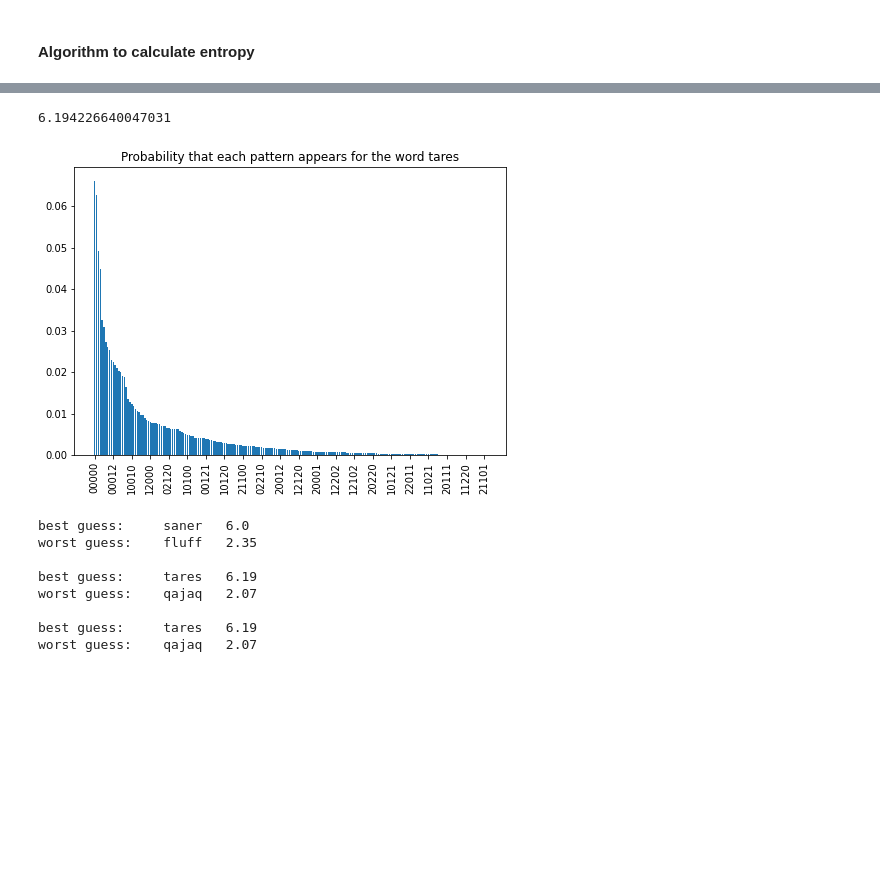
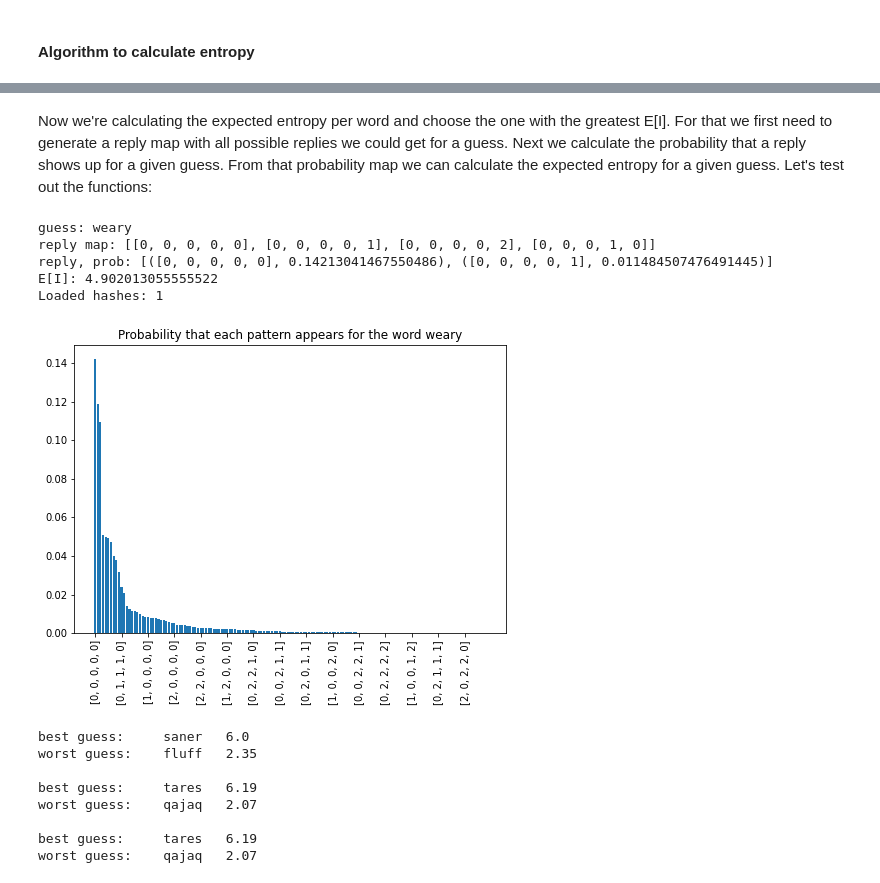
Before and after one commit to loss-given-default/Wordle, a Jupyter notebook: Wodle.ipynb, the cells around one changed output, grey strips where cells are left out. Saved outputs shown, nothing was run; the diff lists cells and outputs as text; code cells hidden in the pictures; blank space fills up the shorter version.

Commit message:
moved a lot of functions to wrdl library. Introduced database in algorithm 3

```diff
--- a/Wodle.ipynb
+++ b/Wodle.ipynb
@@ -224,28 +161,45 @@ def expected_entropy_from_map(probability_map):
-# %%
-def expected_entropy_from_word(guess, word_list = all_allowed, reply_map = reply_map):
-    prob = guess_probability_map(guess, word_list, reply_map = reply_map)
-    expected_entropy = expected_entropy_from_map(prob)
-    return expected_entropy
-expected_entropy_from_word("tares")
-# %% [output]
-6.194226640047031
+# %% [markdown]
+Now we're calculating the expected entropy per word and choose the one with the greatest E[I]. For that we first need to generate a reply map with all possible replies we could get for a guess. Next we calculate the probability that a reply shows up for a given guess. From that
+probability map we can calculate the expected entropy for a given guess. Let's test out the functions:
+# %%
+guess = "weary"
+reply_map = wrdl.wordle_reply_generator()
+gpm = wrdl.guess_probability_map(guess, all_allowed)
+e = wrdl.expected_entropy_from_word(guess, all_allowed)
+with open('entropy_db.pkl', 'rb') as x:
+    entropy_db = pickle.load(x)
+
+print(f"guess: {guess}")
+print(f"reply map: {reply_map[:4]}")
+print(f"reply, prob: {gpm[:2]}")
+print(f"E[I]: {e}")
+print(f"Loaded hashes: {len(entropy_db)}")
+# %% [output]
+guess: weary
+reply map: [[0, 0, 0, 0, 0], [0, 0, 0, 0, 1], [0, 0, 0, 0, 2], [0, 0, 0, 1, 0]]
+reply, prob: [([0, 0, 0, 0, 0], 0.14213041467550486), ([0, 0, 0, 0, 1], 0.011484507476491445)]
+E[I]: 4.902013055555522
+Loaded hashes: 1
 # %%
 #plotting probability map for example word -> how likely each pattern is
-guess = "tares"
-df = guess_probability_map(guess, all_allowed, df = True)
+guess = "weary"
+gpm = wrdl.guess_probability_map(guess, all_allowed)
+gpm = sorted(gpm, key=lambda tup: tup[1], reverse = True) #sorts the list
+x, y = zip(*gpm)
+x = [str(i) for i in x]
 
-x = df.index.values.tolist()
-y = df["Probability"].tolist()
+# x = df.index.values.tolist()
+# y = df["Probability"].tolist()
 
 fig = plt.figure()
 ax = fig.add_axes([0,0,1,1])
 ax.bar(x,y)
 plt.xticks(np.arange(0, len(x)+1, 10), rotation=90)
 
 plt.title(f"Probability that each pattern appears for the word {guess}")
 plt.show()
 # %% [output]
-[figure, old version]
+[figure, new version]
 # %%
 #build dataframe with words & expected entropy and save as df
 # #for solutions
```
Also changed, not shown: parts of 13 cells of this notebook, 5 other files.
